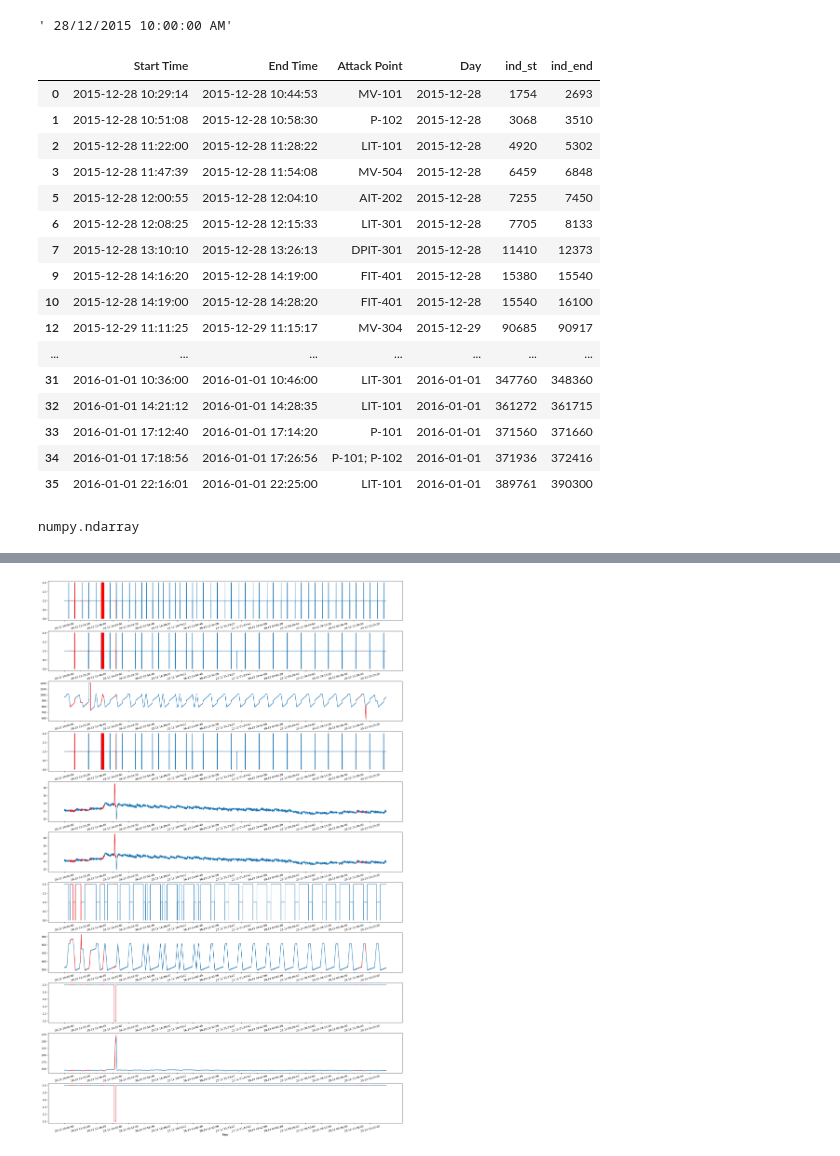
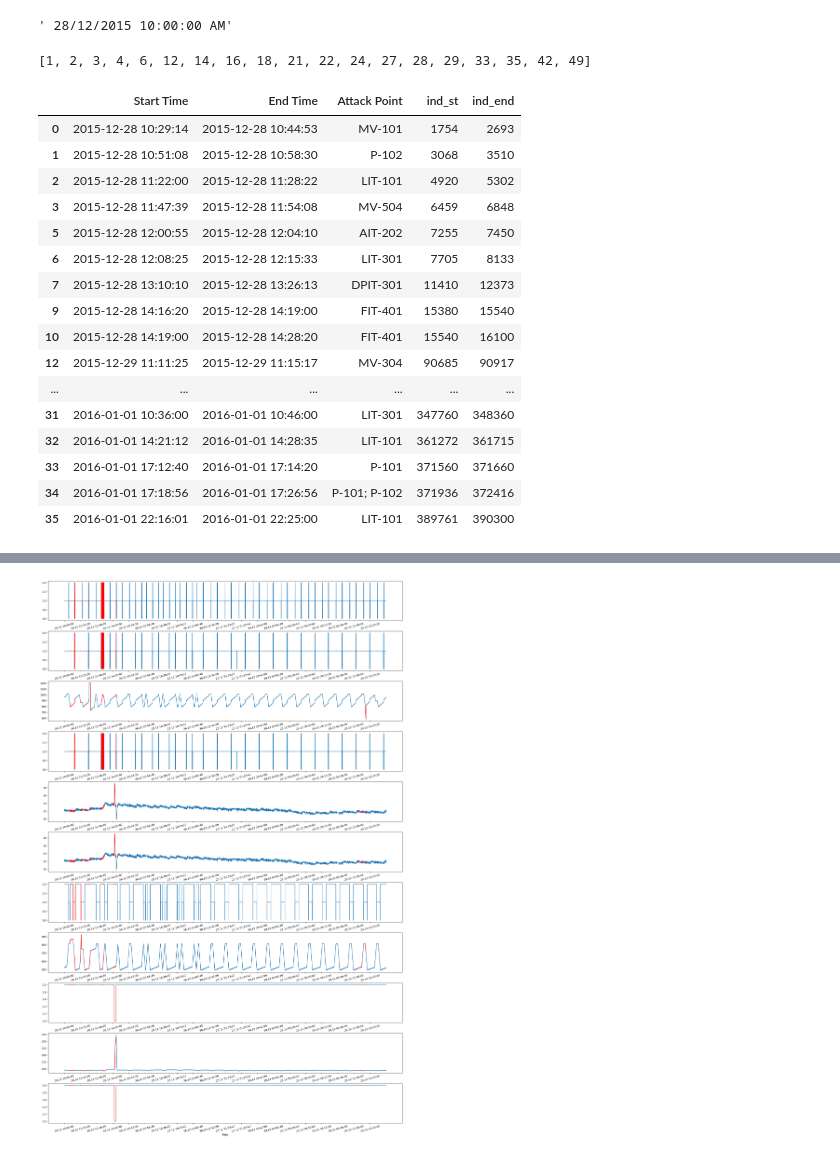
Before and after one commit to Andrei3223/VAE_anomaly_detection, a Jupyter notebook: swat_preproc.ipynb, the cells around one changed output, grey strips where cells are left out. Saved outputs shown, nothing was run; the diff lists cells and outputs as text; code cells hidden in the pictures.

```diff
--- a/swat_preproc.ipynb
+++ b/swat_preproc.ipynb
@@ -106,37 +109,49 @@ anomaly_time_end = [np.array('2015-12-28T10:44:53', dtype=np.datetime64),
+# %%
+col_list = []
+for i, el in enumerate(normal.columns):
+    if el in anomaly_feature:
+        col_list.append(i)
+col_list
+# normal.columns[col_list], attacks.columns[col_list]
+# %% [output]
+[1, 2, 3, 4, 6, 12, 14, 16, 18, 21, 22, 24, 27, 28, 29, 33, 35, 42, 49]
 # %%
 attacks_list = pd.read_excel('SWaT.A1 _ A2_Dec 2015\List_of_attacks_Final.xlsx')
 attacks_list = attacks_list[['Start Time', 'End Time', 'Attack Point']].dropna()
 attacks_list['Day'] = attacks_list['Start Time'].apply(lambda x: str(x).split()[0])
 # attacks_list['End new'] = pd.to_datetime(attacks_list['Day'] + ' ' + attacks_list['End Time'], dayfirst=True)
 # attacks_list['End new'] = attacks_list.apply(lambda x: str(x['Day']) + ' ' + str(x['End Time']))
 attacks_list['End Time'] = pd.to_datetime(attacks_list['Day'] + ' ' + attacks_list['End Time'].astype(str))
 attacks_list['Start Time'] = pd.to_datetime(attacks_list['Start Time'],  dayfirst=True)
 
 table_start = np.array('2015-12-28T10:00:00', dtype=np.datetime64)
 attacks_list['ind_st'] = (attacks_list['Start Time'] - table_start).dt.total_seconds().astype(int)
 attacks_list['ind_end'] = (attacks_list['End Time'] - table_start).dt.total_seconds().astype(int)
-attacks_list[:-5]
+attacks_list = attacks_list[:-5].drop(columns=['Day'])
+attacks_list
 # %% [output]
-|  | Start Time | End Time | Attack Point | Day | ind_st | ind_end |
-| 0 | 2015-12-28 10:29:14 | 2015-12-28 10:44:53 | MV-101 | 2015-12-28 | 1754 | 2693 |
-| 1 | 2015-12-28 10:51:08 | 2015-12-28 10:58:30 | P-102 | 2015-12-28 | 3068 | 3510 |
-| 2 | 2015-12-28 11:22:00 | 2015-12-28 11:28:22 | LIT-101 | 2015-12-28 | 4920 | 5302 |
-| 3 | 2015-12-28 11:47:39 | 2015-12-28 11:54:08 | MV-504 | 2015-12-28 | 6459 | 6848 |
-| 5 | 2015-12-28 12:00:55 | 2015-12-28 12:04:10 | AIT-202 | 2015-12-28 | 7255 | 7450 |
-| 6 | 2015-12-28 12:08:25 | 2015-12-28 12:15:33 | LIT-301 | 2015-12-28 | 7705 | 8133 |
-| 7 | 2015-12-28 13:10:10 | 2015-12-28 13:26:13 | DPIT-301 | 2015-12-28 | 11410 | 12373 |
-| 9 | 2015-12-28 14:16:20 | 2015-12-28 14:19:00 | FIT-401 | 2015-12-28 | 15380 | 15540 |
-| 10 | 2015-12-28 14:19:00 | 2015-12-28 14:28:20 | FIT-401 | 2015-12-28 | 15540 | 16100 |
-| 12 | 2015-12-29 11:11:25 | 2015-12-29 11:15:17 | MV-304 | 2015-12-29 | 90685 | 90917 |
-| ... | ... | ... | ... | ... | ... | ... |
-| 31 | 2016-01-01 10:36:00 | 2016-01-01 10:46:00 | LIT-301 | 2016-01-01 | 347760 | 348360 |
-| 32 | 2016-01-01 14:21:12 | 2016-01-01 14:28:35 | LIT-101 | 2016-01-01 | 361272 | 361715 |
-| 33 | 2016-01-01 17:12:40 | 2016-01-01 17:14:20 | P-101 | 2016-01-01 | 371560 | 371660 |
-| 34 | 2016-01-01 17:18:56 | 2016-01-01 17:26:56 | P-101; P-102 | 2016-01-01 | 371936 | 372416 |
-| 35 | 2016-01-01 22:16:01 | 2016-01-01 22:25:00 | LIT-101 | 2016-01-01 | 389761 | 390300 |
+|  | Start Time | End Time | Attack Point | ind_st | ind_end |
+| 0 | 2015-12-28 10:29:14 | 2015-12-28 10:44:53 | MV-101 | 1754 | 2693 |
+| 1 | 2015-12-28 10:51:08 | 2015-12-28 10:58:30 | P-102 | 3068 | 3510 |
+| 2 | 2015-12-28 11:22:00 | 2015-12-28 11:28:22 | LIT-101 | 4920 | 5302 |
+| 3 | 2015-12-28 11:47:39 | 2015-12-28 11:54:08 | MV-504 | 6459 | 6848 |
+| 5 | 2015-12-28 12:00:55 | 2015-12-28 12:04:10 | AIT-202 | 7255 | 7450 |
+| 6 | 2015-12-28 12:08:25 | 2015-12-28 12:15:33 | LIT-301 | 7705 | 8133 |
+| 7 | 2015-12-28 13:10:10 | 2015-12-28 13:26:13 | DPIT-301 | 11410 | 12373 |
+| 9 | 2015-12-28 14:16:20 | 2015-12-28 14:19:00 | FIT-401 | 15380 | 15540 |
+| 10 | 2015-12-28 14:19:00 | 2015-12-28 14:28:20 | FIT-401 | 15540 | 16100 |
+| 12 | 2015-12-29 11:11:25 | 2015-12-29 11:15:17 | MV-304 | 90685 | 90917 |
+| ... | ... | ... | ... | ... | ... |
+| 31 | 2016-01-01 10:36:00 | 2016-01-01 10:46:00 | LIT-301 | 347760 | 348360 |
+| 32 | 2016-01-01 14:21:12 | 2016-01-01 14:28:35 | LIT-101 | 361272 | 361715 |
+| 33 | 2016-01-01 17:12:40 | 2016-01-01 17:14:20 | P-101 | 371560 | 371660 |
+| 34 | 2016-01-01 17:18:56 | 2016-01-01 17:26:56 | P-101; P-102 | 371936 | 372416 |
+| 35 | 2016-01-01 22:16:01 | 2016-01-01 22:25:00 | LIT-101 | 389761 | 390300 |
 # %%
-# table_start =  pd.to_datetime(attacks.iloc[0,:]['Timestamp'], dayfirst=True)
-table_start = np.array('2015-12-28T10:00:00', dtype=np.datetime64)
-type(table_start)
+# # table_start =  pd.to_datetime(attacks.iloc[0,:]['Timestamp'], dayfirst=True)
+# table_start = np.array('2015-12-28T10:00:00', dtype=np.datetime64)
+# type(table_start)
+
+# for st, end in zip(anomaly_time_start, anomaly_time_end):
+#     ind = (end - table_start).astype('int')
+#     print(ind, '\t', attacks.iloc[ind, :]['Timestamp'])
-# %% [output]
-numpy.ndarray
```
Also changed, not shown: parts of 37 cells of this notebook, 3 other files.
